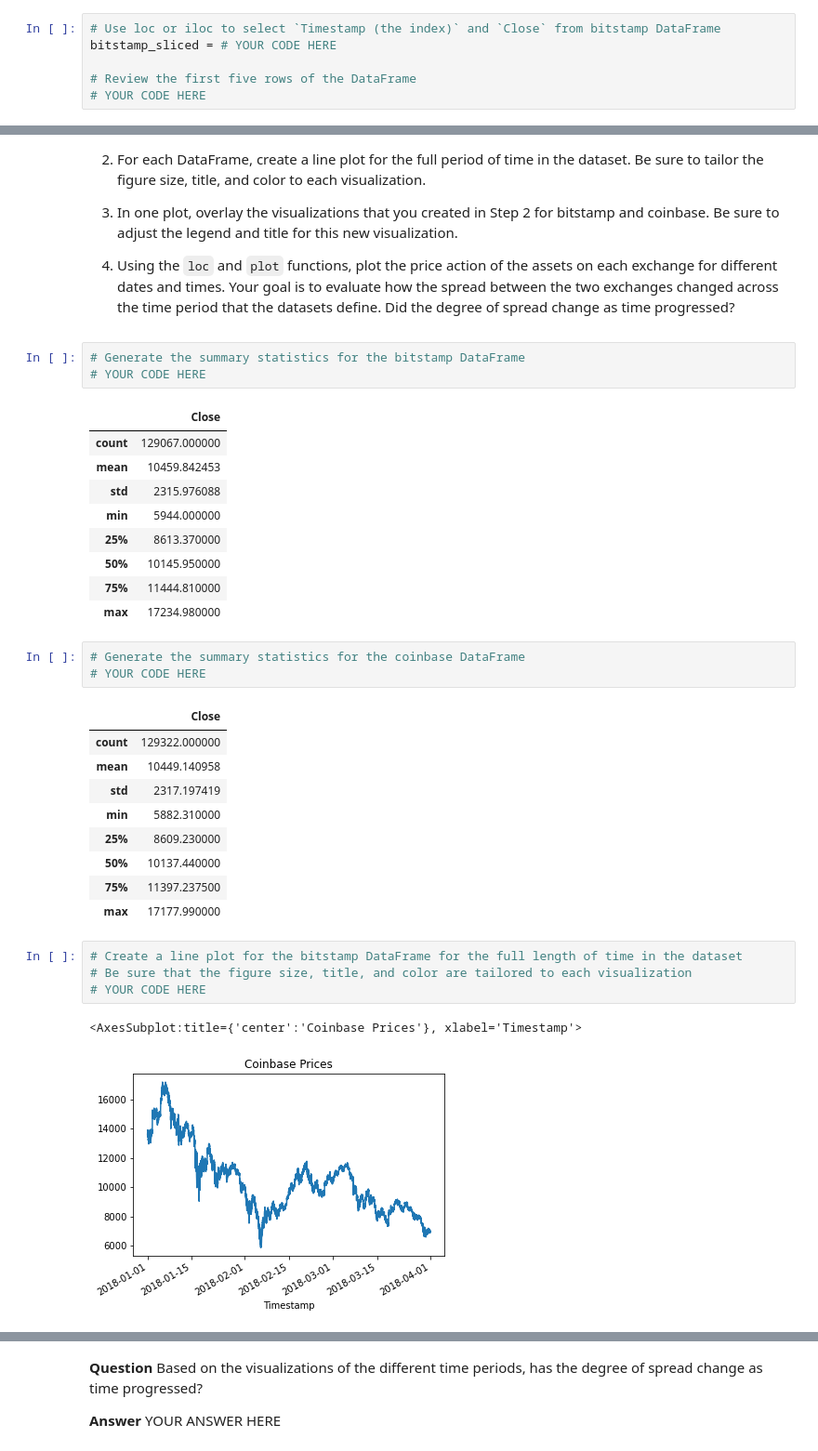
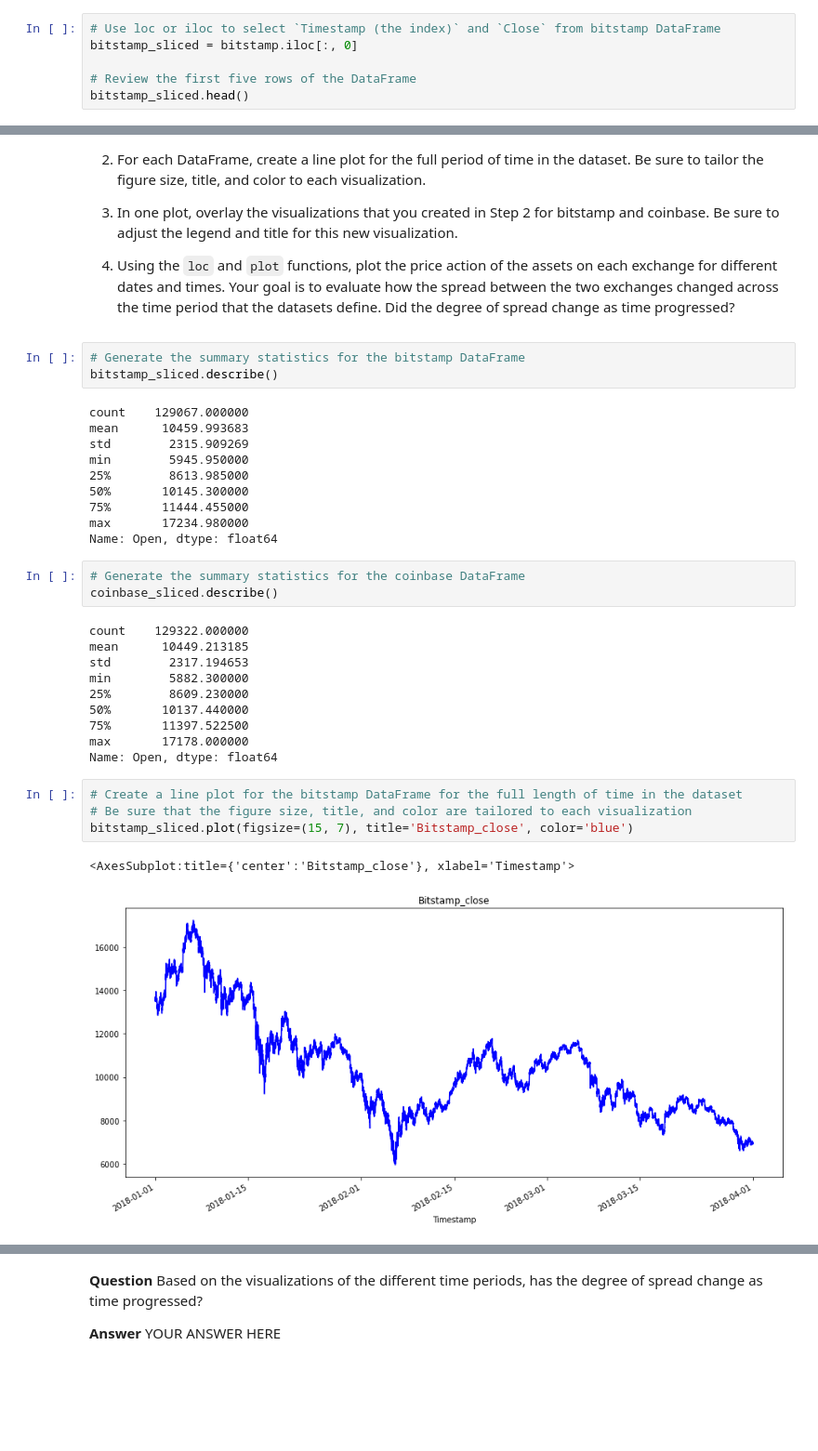
Before and after one commit to dhockenb/Challenge-3, a Jupyter notebook: crypto_arbitrage.ipynb, the cells around one changed output, grey strips where cells are left out. Shown at 93% size. Drawn from its saved outputs; the diff is of its cells as text; blank space fills up the shorter version.

```diff
--- a/crypto_arbitrage.ipynb
+++ b/crypto_arbitrage.ipynb
@@ -179,8 +179,8 @@ Select the data you want to analyze. Use `loc` or `iloc` to select the following
 * Close
 # %%
 # Use loc or iloc to select `Timestamp (the index)` and `Close` from bitstamp DataFrame
-bitstamp_sliced = # YOUR CODE HERE
+bitstamp_sliced = bitstamp.iloc[:, 0]
 
 # Review the first five rows of the DataFrame
-# YOUR CODE HERE
+bitstamp_sliced.head()
 # %% [output]
@@ -219,37 +219,37 @@ Sort through the time series data associated with the bitstamp and coinbase Data
 4. Using the `loc` and `plot` functions, plot the price action of the assets on each exchange for different dates and times. Your goal is to evaluate how the spread between the two exchanges changed across the time period that the datasets define. Did the degree of spread change as time progressed?
 # %%
 # Generate the summary statistics for the bitstamp DataFrame
-# YOUR CODE HERE
+bitstamp_sliced.describe()
 # %% [output]
-|  | Close |
-| count | 129067.000000 |
-| mean | 10459.842453 |
-| std | 2315.976088 |
-| min | 5944.000000 |
-| 25% | 8613.370000 |
-| 50% | 10145.950000 |
-| 75% | 11444.810000 |
-| max | 17234.980000 |
+count    129067.000000
+mean      10459.993683
+std        2315.909269
+min        5945.950000
+25%        8613.985000
+50%       10145.300000
+75%       11444.455000
+max       17234.980000
+Name: Open, dtype: float64
 # %%
 # Generate the summary statistics for the coinbase DataFrame
-# YOUR CODE HERE
+coinbase_sliced.describe()
 # %% [output]
-|  | Close |
-| count | 129322.000000 |
-| mean | 10449.140958 |
-| std | 2317.197419 |
-| min | 5882.310000 |
-| 25% | 8609.230000 |
-| 50% | 10137.440000 |
-| 75% | 11397.237500 |
-| max | 17177.990000 |
+count    129322.000000
+mean      10449.213185
+std        2317.194653
+min        5882.300000
+25%        8609.230000
+50%       10137.440000
+75%       11397.522500
+max       17178.000000
+Name: Open, dtype: float64
 # %%
 # Create a line plot for the bitstamp DataFrame for the full length of time in the dataset
 # Be sure that the figure size, title, and color are tailored to each visualization
-# YOUR CODE HERE
+bitstamp_sliced.plot(figsize=(15, 7), title='Bitstamp_close', color='blue')
 # %% [output]
-<AxesSubplot:title={'center':'Coinbase Prices'}, xlabel='Timestamp'>
+<AxesSubplot:title={'center':'Bitstamp_close'}, xlabel='Timestamp'>
-[figure, old version]
+[figure, new version]
 # %%
 # Create a line plot for the coinbase DataFrame for the full length of time in the dataset
 # Be sure that the figure size, title, and color are tailored to each visualization
```
Also changed, not shown: parts of 31 cells of this notebook.
